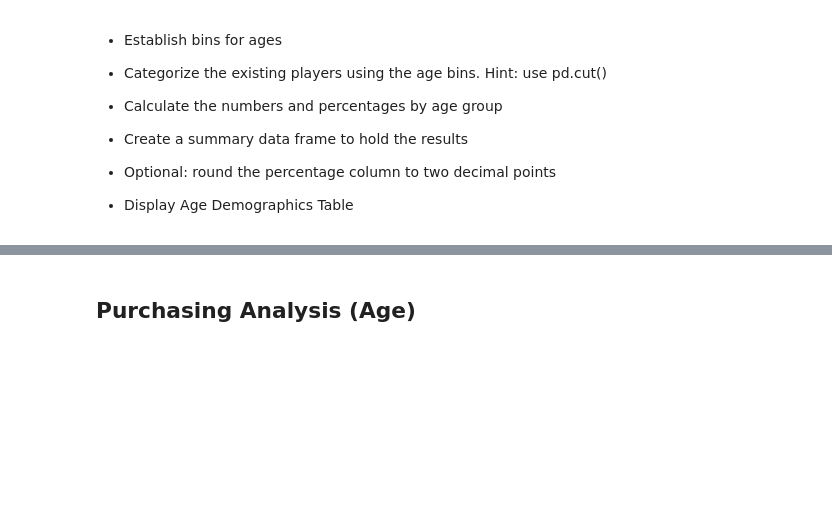
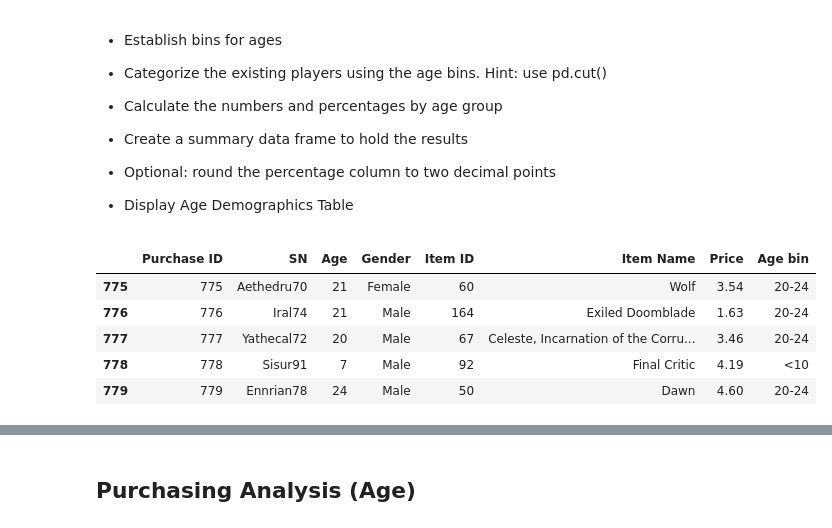
Before and after one commit to githotirado/pandas-challenge, a Jupyter notebook: HeroesOfPymoli/HeroesOfPymoli_starter.ipynb, the cells around one changed output, grey strips where cells are left out. Drawn from its saved outputs; the diff is of its cells as text; code cells hidden in the pictures; blank space fills up the shorter version.

```diff
--- a/HeroesOfPymoli/HeroesOfPymoli_starter.ipynb
+++ b/HeroesOfPymoli/HeroesOfPymoli_starter.ipynb
@@ -260,19 +260,16 @@ analysis_gender
 # %%
 # Define the cut parameters
 series_to_cut = purchase_data["Age"]
 bins_to_fill = [0, 9, 14, 19, 24, 29, 34, 39, 100]
 bin_labels = ["<10", "10-14", "15-19", "20-24", "25-29", "30-34", "35-39", "40+"]
 
-# New column with the bin definition into school_summary_unformatted
-school_summary_unformatted["Spending Ranges (per student)"] = pd.cut(x=series_to_cut, bins=bins_to_fill, labels=bin_labels)
-
-# Exclude unneeded columns, group by the bin series and take the average of the scores
-scores_by_spending = (school_summary_unformatted.groupby(by="Spending Ranges (per student)")
-                                                .mean()
-                     )
-scores_by_spending_final = scores_by_spending[["Average Math Score",
-                                               "Average Reading Score",
-                                               "% Passing Math",
-                                               "% Passing Reading",
-                                               "% Overall Passing"]]
-scores_by_spending_final
+# New column with the bin categorizing each player
+purchase_data["Age bin"] = pd.cut(x=series_to_cut, bins=bins_to_fill, labels=bin_labels)
+purchase_data.tail()
+# %% [output]
+|  | Purchase ID | SN | Age | Gender | Item ID | Item Name | Price | Age bin |
+| 775 | 775 | Aethedru70 | 21 | Female | 60 | Wolf | 3.54 | 20-24 |
+| 776 | 776 | Iral74 | 21 | Male | 164 | Exiled Doomblade | 1.63 | 20-24 |
+| 777 | 777 | Yathecal72 | 20 | Male | 67 | Celeste, Incarnation of the Corru... | 3.46 | 20-24 |
+| 778 | 778 | Sisur91 | 7 | Male | 92 | Final Critic | 4.19 | <10 |
+| 779 | 779 | Ennrian78 | 24 | Male | 50 | Dawn | 4.60 | 20-24 |
```
Also changed, not shown: parts of 4 cells of this notebook.
